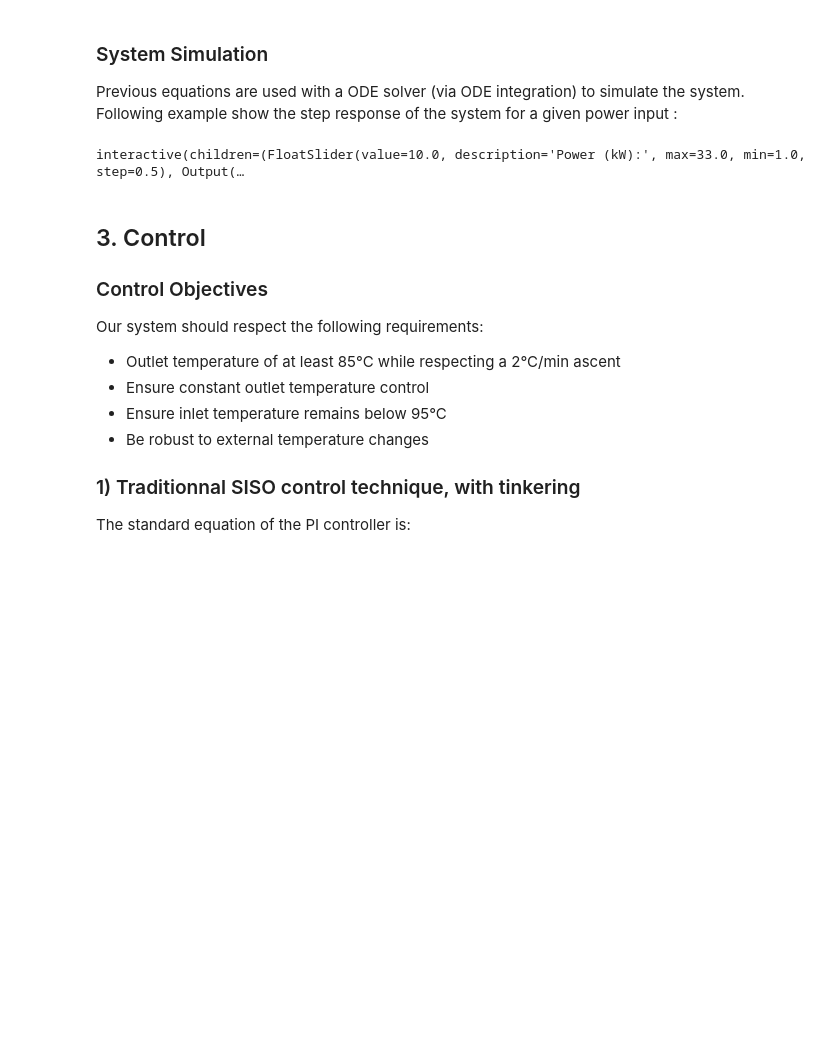
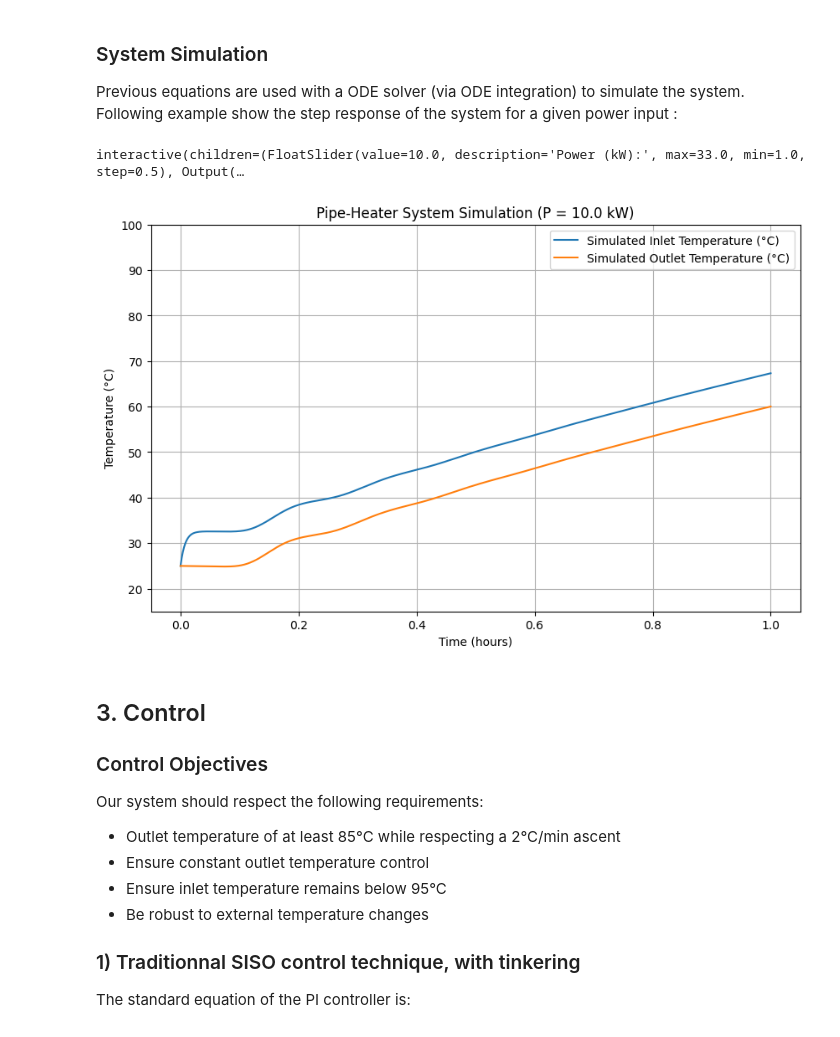
Before and after one commit to cetiennec/etiennechassaing.github.io, a Jupyter notebook: static/book/_sources/system_tutorial.ipynb, the cells around one changed output. Cells and saved outputs as stored; diff of their text form; code cells hidden in the pictures; blank space fills up the shorter version.

Commit message:
at least showing the plots

```diff
--- a/static/book/_sources/system_tutorial.ipynb
+++ b/static/book/_sources/system_tutorial.ipynb
@@ -85,13 +85,17 @@ Following example show the step response of the system for a given power input :
 # %%
 from simulation_backend import *
 from ipywidgets import interact, FloatSlider, fixed
 interact(
     simulate_and_plot,
     P=FloatSlider(min=1, max=33, step=0.5, value=10, description='Power (kW):'),
     T_ext=FloatSlider(min=0, max=40, step=0.5, value=10, description='External temperature (°C):')
 );
+
+# if sliders are not working:
+simulate_and_plot(P=10)
 # %% [output]
 interactive(children=(FloatSlider(value=10.0, description='Power (kW):', max=33.0, min=1.0, step=0.5), Output(…
+[figure, added]
 # %% [markdown]
 
 ## 3. Control
```
Also changed, not shown: parts of 4 cells of this notebook, 22 other files.
